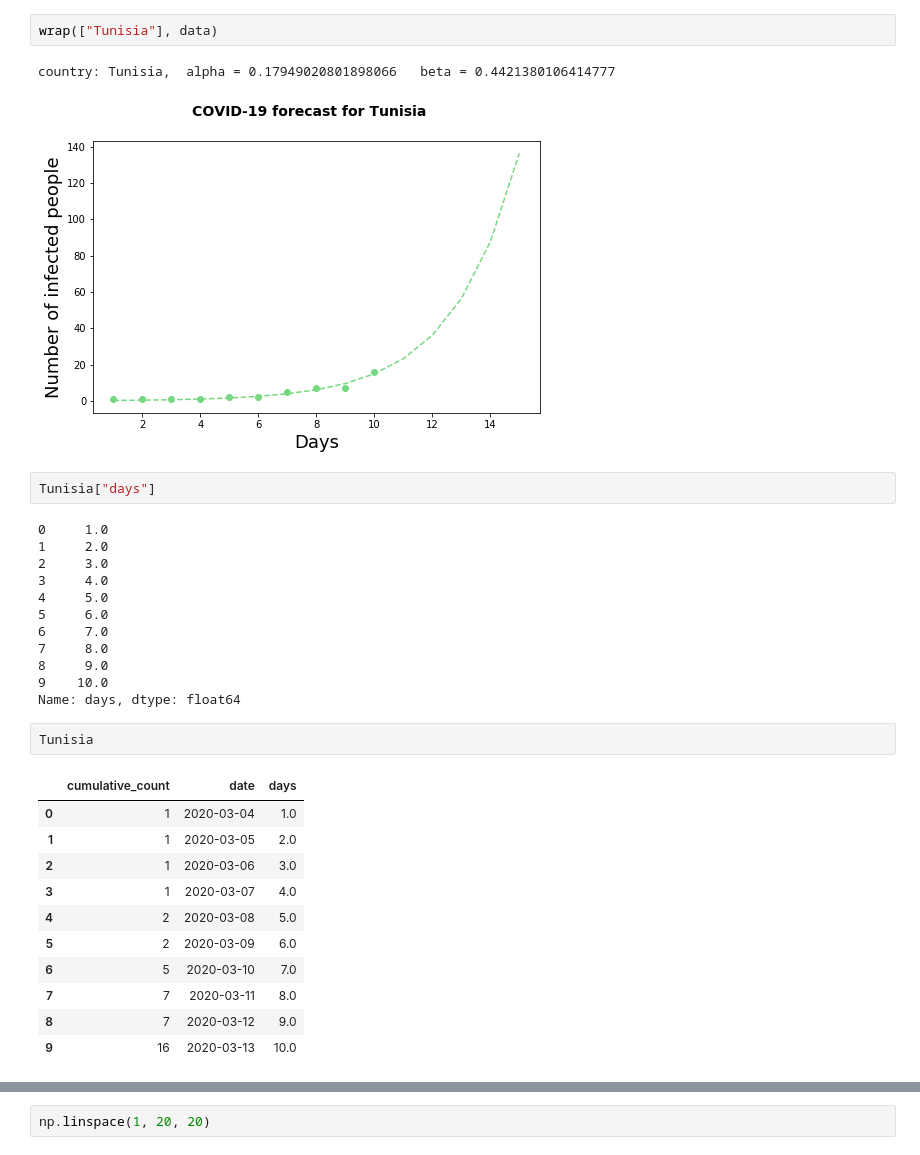
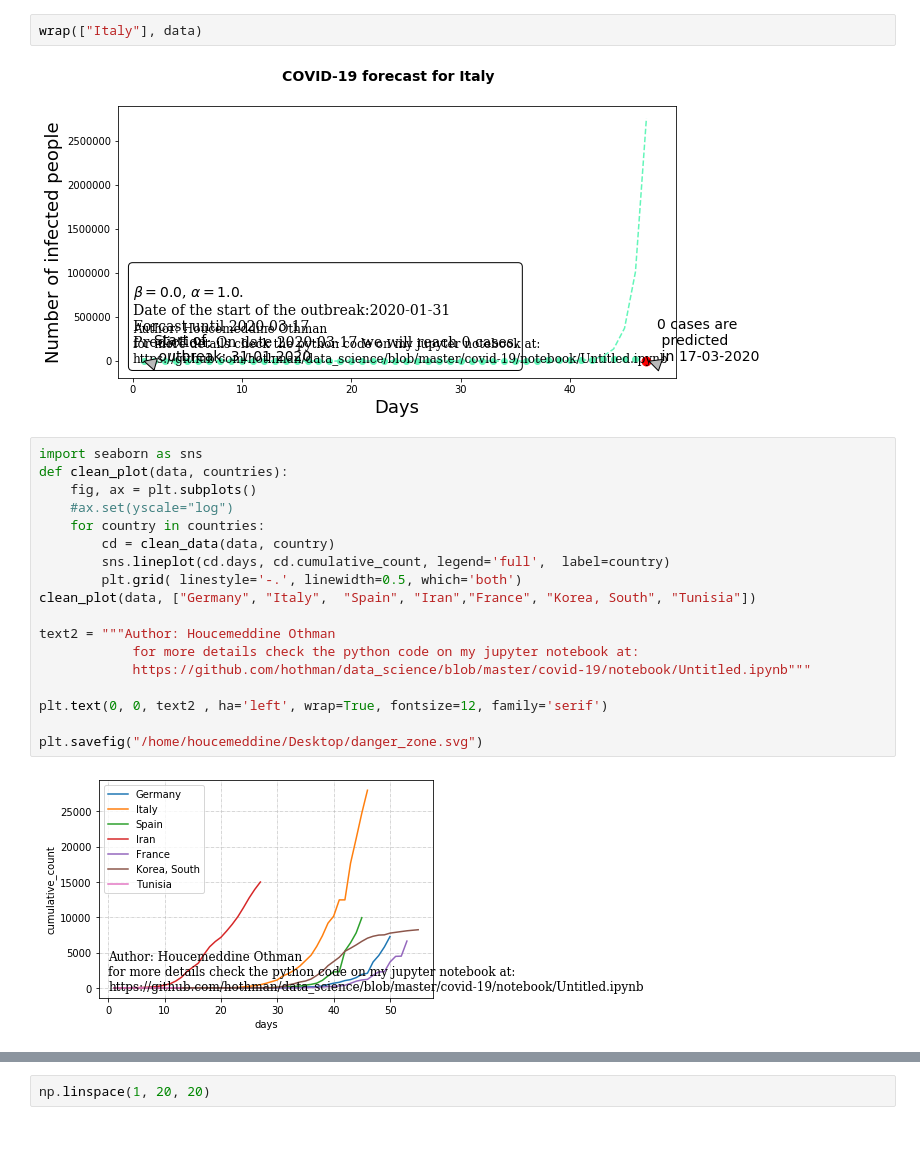
Before and after one commit to hothman/data_science, a Jupyter notebook: covid-19/notebook/Untitled.ipynb, the cells around one changed output, grey strips where cells are left out. Cells and saved outputs as stored; diff of their text form.

Commit message:
Country evolution

```diff
--- a/covid-19/notebook/Untitled.ipynb
+++ b/covid-19/notebook/Untitled.ipynb
@@ -171,33 +167,24 @@ plt.plot(Tunisia.date, Tunisia.c)
 # %%
-wrap(["Tunisia"], data)
+wrap(["Italy"], data)
 # %% [output]
-country: Tunisia,  alpha = 0.17949020801898066   beta = 0.4421380106414777
-[figure, old version]
+[figure, new version]
-# %%
-Tunisia["days"]
-# %% [output]
-0     1.0
-1     2.0
-2     3.0
-3     4.0
-4     5.0
-5     6.0
-6     7.0
-7     8.0
-8     9.0
-9    10.0
-Name: days, dtype: float64
-# %%
-Tunisia
-# %% [output]
-|  | cumulative_count | date | days |
-| 0 | 1 | 2020-03-04 | 1.0 |
-| 1 | 1 | 2020-03-05 | 2.0 |
-| 2 | 1 | 2020-03-06 | 3.0 |
-| 3 | 1 | 2020-03-07 | 4.0 |
-| 4 | 2 | 2020-03-08 | 5.0 |
-| 5 | 2 | 2020-03-09 | 6.0 |
-| 6 | 5 | 2020-03-10 | 7.0 |
-| 7 | 7 | 2020-03-11 | 8.0 |
-| 8 | 7 | 2020-03-12 | 9.0 |
-| 9 | 16 | 2020-03-13 | 10.0 |
+# %%
+import seaborn as sns
+def clean_plot(data, countries):
+    fig, ax = plt.subplots()
+    #ax.set(yscale="log")
+    for country in countries:
+        cd = clean_data(data, country)
+        sns.lineplot(cd.days, cd.cumulative_count, legend='full',  label=country)
+        plt.grid( linestyle='-.', linewidth=0.5, which='both')
+clean_plot(data, ["Germany", "Italy",  "Spain", "Iran","France", "Korea, South", "Tunisia"])
+
+text2 = """Author: Houcemeddine Othman
+            for more details check the python code on my jupyter notebook at:
+            https://github.com/hothman/data_science/blob/master/covid-19/notebook/Untitled.ipynb"""
+
+plt.text(0, 0, text2 , ha='left', wrap=True, fontsize=12, family='serif')
+
+plt.savefig("/home/houcemeddine/Desktop/danger_zone.svg")
+# %% [output]
+[figure, added]
```
Also changed, not shown: parts of 6 cells of this notebook, 7 other files.
